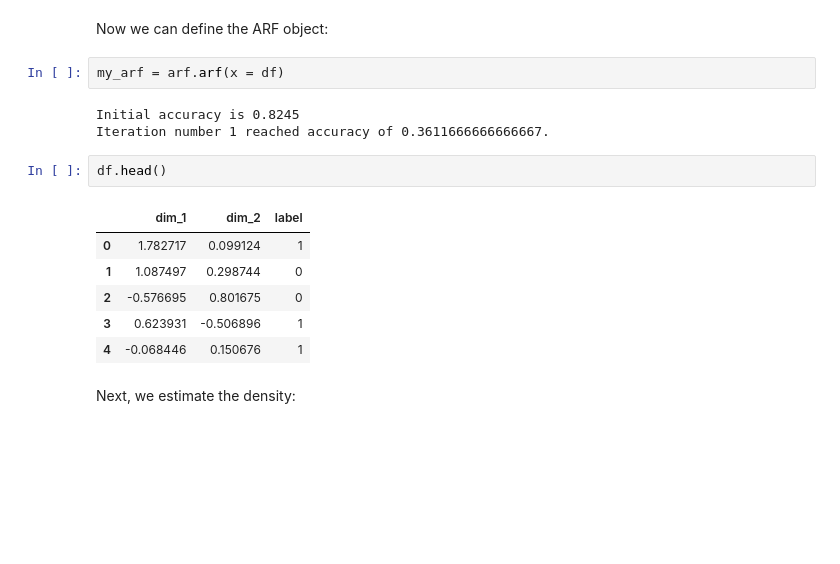
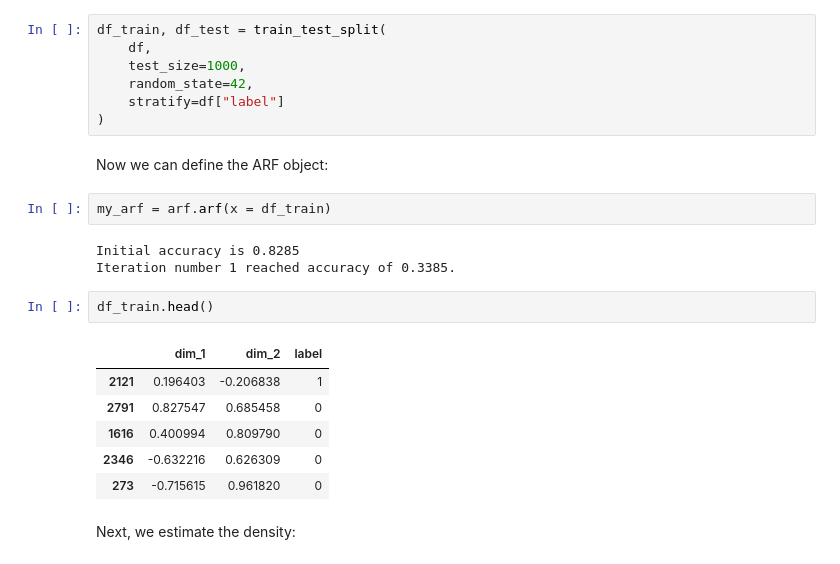
Before and after one commit to bips-hb/arfpy, a Jupyter notebook: paper/twomoons_paper_example.ipynb, the cells around one changed output. Saved outputs shown, nothing was run; the diff lists cells and outputs as text; blank space fills up the shorter version.

Commit message:
fix missing df_test in paper/twomoons_paper_example.ipynb

```diff
--- a/paper/twomoons_paper_example.ipynb
+++ b/paper/twomoons_paper_example.ipynb
@@ -24,22 +25,29 @@ df.head()
 | 2 | -0.576695 | 0.801675 | 0 |
 | 3 | 0.623931 | -0.506896 | 1 |
 | 4 | -0.068446 | 0.150676 | 1 |
+# %%
+df_train, df_test = train_test_split(
+    df,
+    test_size=1000,
+    random_state=42,
+    stratify=df["label"]
+)
 # %% [markdown]
 Now we can define the ARF object:
 # %%
-my_arf = arf.arf(x = df)
+my_arf = arf.arf(x = df_train)
 # %% [output]
-Initial accuracy is 0.8245
-Iteration number 1 reached accuracy of 0.3611666666666667.
+Initial accuracy is 0.8285
+Iteration number 1 reached accuracy of 0.3385.
 # %%
-df.head()
+df_train.head()
 # %% [output]
 |  | dim_1 | dim_2 | label |
-| 0 | 1.782717 | 0.099124 | 1 |
-| 1 | 1.087497 | 0.298744 | 0 |
-| 2 | -0.576695 | 0.801675 | 0 |
-| 3 | 0.623931 | -0.506896 | 1 |
-| 4 | -0.068446 | 0.150676 | 1 |
+| 2121 | 0.196403 | -0.206838 | 1 |
+| 2791 | 0.827547 | 0.685458 | 0 |
+| 1616 | 0.400994 | 0.809790 | 0 |
+| 2346 | -0.632216 | 0.626309 | 0 |
+| 273 | -0.715615 | 0.961820 | 0 |
 # %% [markdown]
 Next, we estimate the density:
 # %%
```
Also changed, not shown: parts of 4 cells of this notebook.
